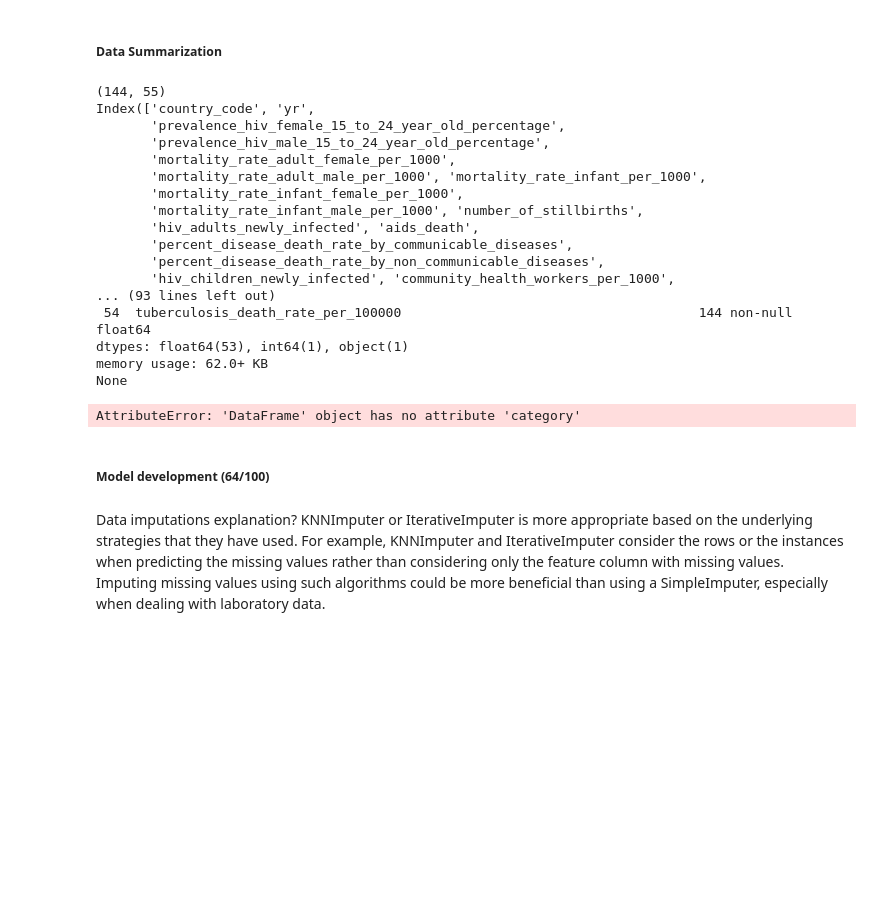
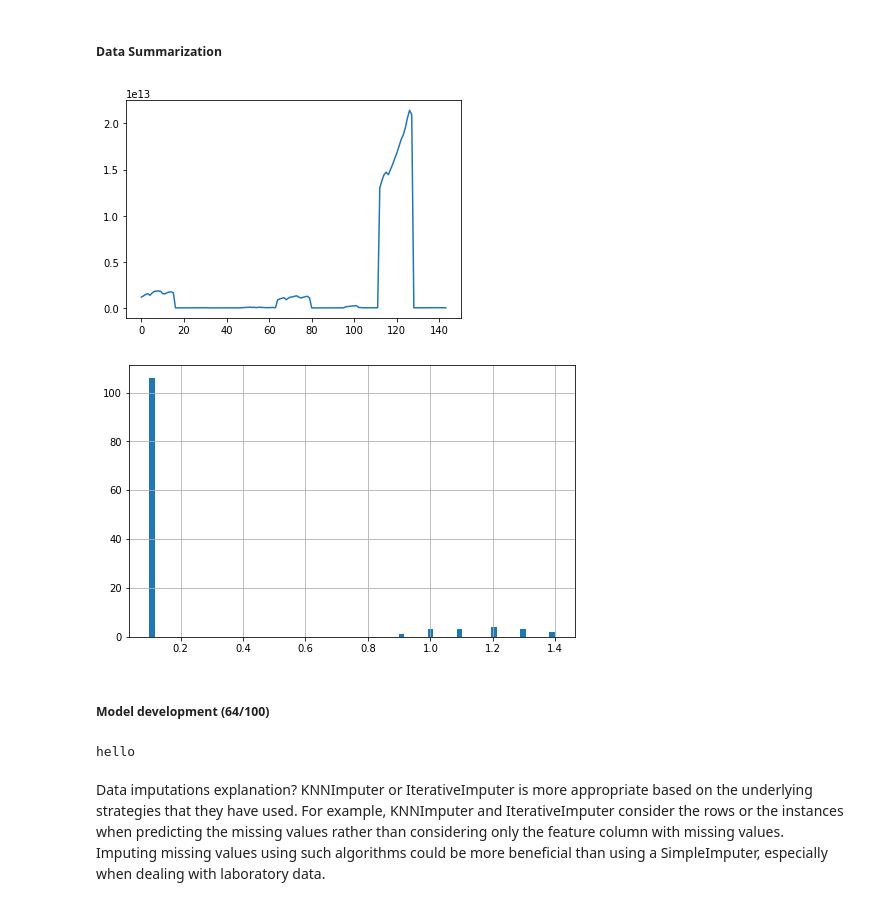
Before and after one commit to chrisvenczel/DataScience_DataMining, a Jupyter notebook: WorkBook.ipynb, the cells around one changed output. Cells and saved outputs as stored; diff of their text form; code cells hidden in the pictures; blank space fills up the shorter version.

Commit message:
Added data stuff

```diff
--- a/WorkBook.ipynb
+++ b/WorkBook.ipynb
@@ -45,69 +45,66 @@ plot.show()
 # %%
 # load the dataset (1)
 df = pd.read_csv('Data/health_1.csv')
+keyIndicators = pd.read_csv('Data/key_indicators')
+keyIndicators["gdp"].plot()
 
+#keyIndicators['gdp'].hist(bins=9, figsize=(8,5))
+plot.show()
+
+df['prevalence_hiv_female_15_to_24_year_old_percentage'].hist(bins=70, figsize=(8,5))
+plot.show()
+
+#
 # print the dimensionality of the dataframe (1)
-print(df.shape)
+#prin#t(df.shape)
 # print the names of the columns that can be used as features when training the machine learning model (1)
-print(df.columns[:-2])
+#print(#df.columns[:-2])
 # print the different data types that can be identified from the entire dataset (1)
-print(df.info())
+#print(df#.info())
 # print the gender distribution in the complete dataset(i.e., the number of male and female individuals) (1)
 #print(df.Sex.value_counts())
 # print the class distribution of the entire dataset (1)
-print(df.category.value_counts())
+#print(df.cat#egory.value_counts())
 # print the median age of patients in the dataset having the hepatitis C infection (1.5)
 #print(df.loc[df.category==1, 'Age'].median())
 # print the mean age of individuals in the dataset who does not have hepatitis C infection(i.e., the control group) (1.5)
 #print(df.loc[df.category==0, 'Age'].mean())
 
-# split the dataset into train and test based on the field "split" (0.5 + 0.5)
+# split the datasset into train and test based on the field "split" (0.5 + 0.5)
 #df_train = df.loc[df.split=='train'].copy()
 #df_test = df.loc[df.split=='test'].copy()
 
-# print the dimensionality of the test dataset (0.5)
+# prin the dimensionality of the test dataset (0.5)
 #print(df_test.shape)
 # print the dimensionality of the training dataset (0.5)
 #print(df_train.shape)
 # print the proportional distribution of the classes to identify whether or not the classes are equally(or closer) distributed between the train and test datasets (1 + 1)
 #print(df_train.category.value_counts()/len(df_train))
 #print(df_test.category.value_counts()/len(df_test))
 
 # analyze the distribution of the individual features(i.e., by using the complete dataset) and plot a feature that has a rough approximation of a Gaussian distribution (2)
-df.hist(bins=30, figsize=(20,15))
-plot.show()
+#df.hist(bins=30, figsize=(20,15))
+#plot.show()
 
 # identify features that represent a notable correlation (i.e., either positive or negative correlation below or above -0.5 and 0.5) (3)
-df_corr = df.drop(columns=['split', 'category'])
-corr = df_corr.corr()
-for col in corr.columns:
-    print(f"correlation with column: {col}")
-    print(corr[col].sort_values(ascending=False))
-    print()
+#df_corr = df.drop(columns=['split', 'category'])
+#corr = df_corr.corr()
+#for col in corr.columns:
+#    print(f"correlation with column: {col}")
+#    print(corr[col].sort_values(ascending=False))
+#    print()
 
-print(df_train.category.value_counts())
-print(df_test.category.value_counts())
+#print(df_train.category.value_counts())
+#print(df_test.category.value_counts())
 # %% [output]
-(144, 55)
-Index(['country_code', 'yr',
-       'prevalence_hiv_female_15_to_24_year_old_percentage',
-       'prevalence_hiv_male_15_to_24_year_old_percentage',
-       'mortality_rate_adult_female_per_1000',
-       'mortality_rate_adult_male_per_1000', 'mortality_rate_infant_per_1000',
-       'mortality_rate_infant_female_per_1000',
-       'mortality_rate_infant_male_per_1000', 'number_of_stillbirths',
-       'hiv_adults_newly_infected', 'aids_death',
-       'percent_disease_death_rate_by_communicable_diseases',
-       'percent_disease_death_rate_by_non_communicable_diseases',
-       'hiv_children_newly_infected', 'community_health_workers_per_1000',
-... (93 lines left out)
- 54  tuberculosis_death_rate_per_100000                                      144 non-null    float64
-dtypes: float64(53), int64(1), object(1)
-memory usage: 62.0+ KB
-None
-AttributeError: 'DataFrame' object has no attribute 'category'
+[figure, added]
+[figure, added]
 # %% [markdown]
 ##### Model development (64/100)
+# %%
+print("hello")
+# %% [output]
+hello
 # %%
 # separate the features and the labels to be used in model development (2)
 data = df_train.drop(columns=['split', 'category'])
```
Also changed, not shown: parts of 1 cell of this notebook, 1 other file.
